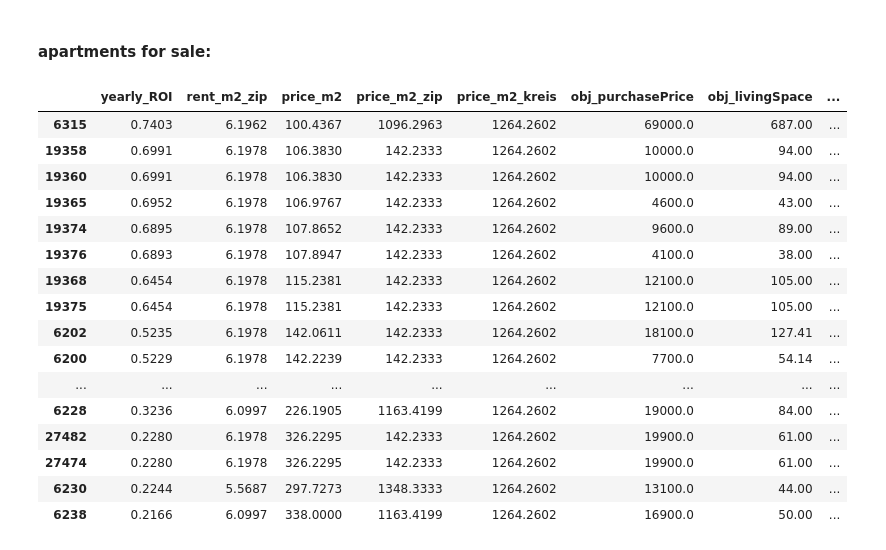
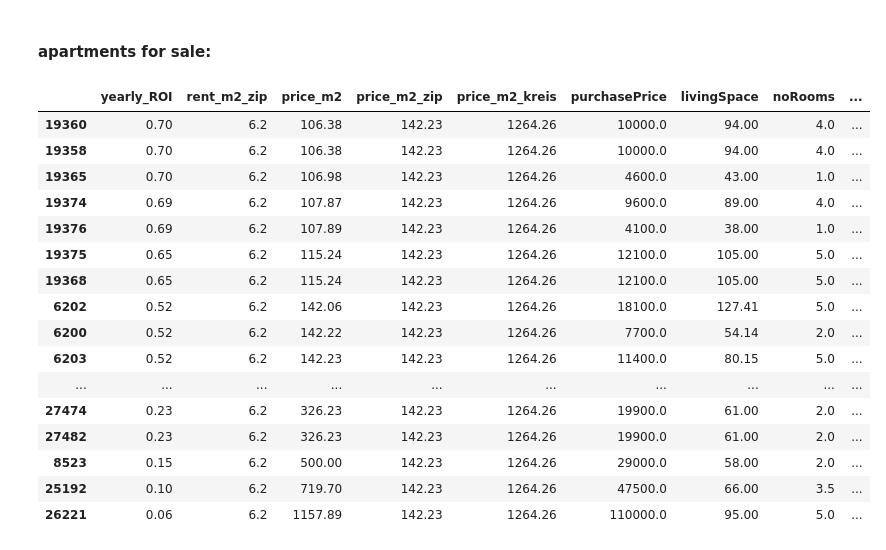
Before and after one commit to maxtue/ApartmentListings, a Jupyter notebook: data_analysis/combined.ipynb, the cells around one changed output. Drawn from its saved outputs; the diff is of its cells as text; code cells hidden in the pictures.

```diff
--- a/data_analysis/combined.ipynb
+++ b/data_analysis/combined.ipynb
@@ -31,5 +43,5 @@ sale_df = pd.read_csv(sale_filepath, sep=";", low_memory=False)
 # %% [markdown]
 #### remove duplicates:
 # %%
-rent_df = rent_df.drop_duplicates(subset="obj_scoutId")
-sale_df = sale_df.drop_duplicates(subset="obj_scoutId")
+rent_df = rent_df.drop_duplicates(subset="scoutId")
+sale_df = sale_df.drop_duplicates(subset="scoutId")
@@ -73,10 +79,10 @@ rent_df = rent_df.join(g, on="obj_regio2").copy()
 # %% [markdown]
 #### add median prices for zip and kreis
 # %%
-g = sale_df.groupby("obj_zipCode")["price_m2"].median()
+g = sale_df.groupby("zipCode")["price_m2"].median()
 g.name = "price_m2_zip"
-sale_df = sale_df.join(g, on="obj_zipCode").copy()
+sale_df = sale_df.join(g, on="zipCode").copy()
 
-g = sale_df.groupby("obj_regio2")["price_m2"].median()
+g = sale_df.groupby("regio2")["price_m2"].median()
 g.name = "price_m2_kreis"
-sale_df = sale_df.join(g, on="obj_regio2").copy()
+sale_df = sale_df.join(g, on="regio2").copy()
@@ -85,8 +89,8 @@ sale_df = sale_df.join(g, on="obj_regio2").copy()
 # %% [markdown]
 #### add return of investment based on median prices for zip
 # %%
-g = rent_df.groupby("obj_zipCode")["rent_m2"].median()
+g = rent_df.groupby("zipCode")["rent_m2"].median()
 g.name = "rent_m2_zip"
-sale_df = sale_df.join(g, on="obj_zipCode").copy()
+sale_df = sale_df.join(g, on="zipCode").copy()
 
 sale_df["yearly_ROI"] = sale_df["rent_m2_zip"] * 12 / sale_df["price_m2"]
@@ -145,11 +133,11 @@ rent_select_columns = [
     "rent_m2",
     "rent_m2_zip",
     "rent_m2_kreis",
-    "obj_baseRent",
-    "obj_livingSpace",
-    "obj_noRooms",
-    "obj_zipCode",
-    "obj_regio2",
+    "baseRent",
+    "livingSpace",
+    "noRooms",
+    "zipCode",
+    "regio2",
     "link",
 ]
 rent_select_df = rent_df[rent_select_columns].copy()
@@ -160,11 +148,11 @@ sale_select_columns = [
     "price_m2",
     "price_m2_zip",
     "price_m2_kreis",
-    "obj_purchasePrice",
-    "obj_livingSpace",
-    "obj_noRooms",
-    "obj_zipCode",
-    "obj_regio2",
+    "purchasePrice",
+    "livingSpace",
+    "noRooms",
+    "zipCode",
+    "regio2",
     "link",
 ]
 sale_select_df = sale_df[sale_select_columns].copy()
@@ -217,28 +173,28 @@ rent_select_df[rent_filt].sort_values("rent_m2").head(20)
 # %% [markdown]
 #### apartments for sale:
 # %%
-sale_filt_col = "obj_regio2"  # "obj_zipCode"
-sale_filt_arg = "Duisburg"
+sale_filt_col = "zipCode"  # "obj_zipCode"
+sale_filt_arg = 47169  # "Duisburg"
 sale_filt_ord = "yearly_ROI"
 
 sale_filt = sale_select_df[sale_filt_col] == sale_filt_arg
-sale_select_df[sale_filt].sort_values("yearly_ROI", ascending=False).head(20)
+sale_select_df[sale_filt].sort_values("yearly_ROI", ascending=False).head(50)
 # %% [output]
-|  | yearly_ROI | rent_m2_zip | price_m2 | price_m2_zip | price_m2_kreis | obj_purchasePrice | obj_livingSpace | ... |
-| 6315 | 0.7403 | 6.1962 | 100.4367 | 1096.2963 | 1264.2602 | 69000.0 | 687.00 | ... |
-| 19358 | 0.6991 | 6.1978 | 106.3830 | 142.2333 | 1264.2602 | 10000.0 | 94.00 | ... |
-| 19360 | 0.6991 | 6.1978 | 106.3830 | 142.2333 | 1264.2602 | 10000.0 | 94.00 | ... |
-| 19365 | 0.6952 | 6.1978 | 106.9767 | 142.2333 | 1264.2602 | 4600.0 | 43.00 | ... |
-| 19374 | 0.6895 | 6.1978 | 107.8652 | 142.2333 | 1264.2602 | 9600.0 | 89.00 | ... |
-| 19376 | 0.6893 | 6.1978 | 107.8947 | 142.2333 | 1264.2602 | 4100.0 | 38.00 | ... |
-| 19368 | 0.6454 | 6.1978 | 115.2381 | 142.2333 | 1264.2602 | 12100.0 | 105.00 | ... |
-| 19375 | 0.6454 | 6.1978 | 115.2381 | 142.2333 | 1264.2602 | 12100.0 | 105.00 | ... |
-| 6202 | 0.5235 | 6.1978 | 142.0611 | 142.2333 | 1264.2602 | 18100.0 | 127.41 | ... |
-| 6200 | 0.5229 | 6.1978 | 142.2239 | 142.2333 | 1264.2602 | 7700.0 | 54.14 | ... |
-| ... | ... | ... | ... | ... | ... | ... | ... | ... |
-| 6228 | 0.3236 | 6.0997 | 226.1905 | 1163.4199 | 1264.2602 | 19000.0 | 84.00 | ... |
-| 27482 | 0.2280 | 6.1978 | 326.2295 | 142.2333 | 1264.2602 | 19900.0 | 61.00 | ... |
-| 27474 | 0.2280 | 6.1978 | 326.2295 | 142.2333 | 1264.2602 | 19900.0 | 61.00 | ... |
-| 6230 | 0.2244 | 5.5687 | 297.7273 | 1348.3333 | 1264.2602 | 13100.0 | 44.00 | ... |
-| 6238 | 0.2166 | 6.0997 | 338.0000 | 1163.4199 | 1264.2602 | 16900.0 | 50.00 | ... |
+|  | yearly_ROI | rent_m2_zip | price_m2 | price_m2_zip | price_m2_kreis | purchasePrice | livingSpace | noRooms | ... |
+| 19360 | 0.70 | 6.2 | 106.38 | 142.23 | 1264.26 | 10000.0 | 94.00 | 4.0 | ... |
+| 19358 | 0.70 | 6.2 | 106.38 | 142.23 | 1264.26 | 10000.0 | 94.00 | 4.0 | ... |
+| 19365 | 0.70 | 6.2 | 106.98 | 142.23 | 1264.26 | 4600.0 | 43.00 | 1.0 | ... |
+| 19374 | 0.69 | 6.2 | 107.87 | 142.23 | 1264.26 | 9600.0 | 89.00 | 4.0 | ... |
+| 19376 | 0.69 | 6.2 | 107.89 | 142.23 | 1264.26 | 4100.0 | 38.00 | 1.0 | ... |
+| 19375 | 0.65 | 6.2 | 115.24 | 142.23 | 1264.26 | 12100.0 | 105.00 | 5.0 | ... |
+| 19368 | 0.65 | 6.2 | 115.24 | 142.23 | 1264.26 | 12100.0 | 105.00 | 5.0 | ... |
+| 6202 | 0.52 | 6.2 | 142.06 | 142.23 | 1264.26 | 18100.0 | 127.41 | 5.0 | ... |
+| 6200 | 0.52 | 6.2 | 142.22 | 142.23 | 1264.26 | 7700.0 | 54.14 | 2.0 | ... |
+| 6203 | 0.52 | 6.2 | 142.23 | 142.23 | 1264.26 | 11400.0 | 80.15 | 5.0 | ... |
+| ... | ... | ... | ... | ... | ... | ... | ... | ... | ... |
+| 27474 | 0.23 | 6.2 | 326.23 | 142.23 | 1264.26 | 19900.0 | 61.00 | 2.0 | ... |
+| 27482 | 0.23 | 6.2 | 326.23 | 142.23 | 1264.26 | 19900.0 | 61.00 | 2.0 | ... |
+| 8523 | 0.15 | 6.2 | 500.00 | 142.23 | 1264.26 | 29000.0 | 58.00 | 2.0 | ... |
+| 25192 | 0.10 | 6.2 | 719.70 | 142.23 | 1264.26 | 47500.0 | 66.00 | 3.5 | ... |
+| 26221 | 0.06 | 6.2 | 1157.89 | 142.23 | 1264.26 | 110000.0 | 95.00 | 5.0 | ... |
 [interactive output not drawn]
```
Also changed, not shown: parts of 20 cells of this notebook, 2 other files.
